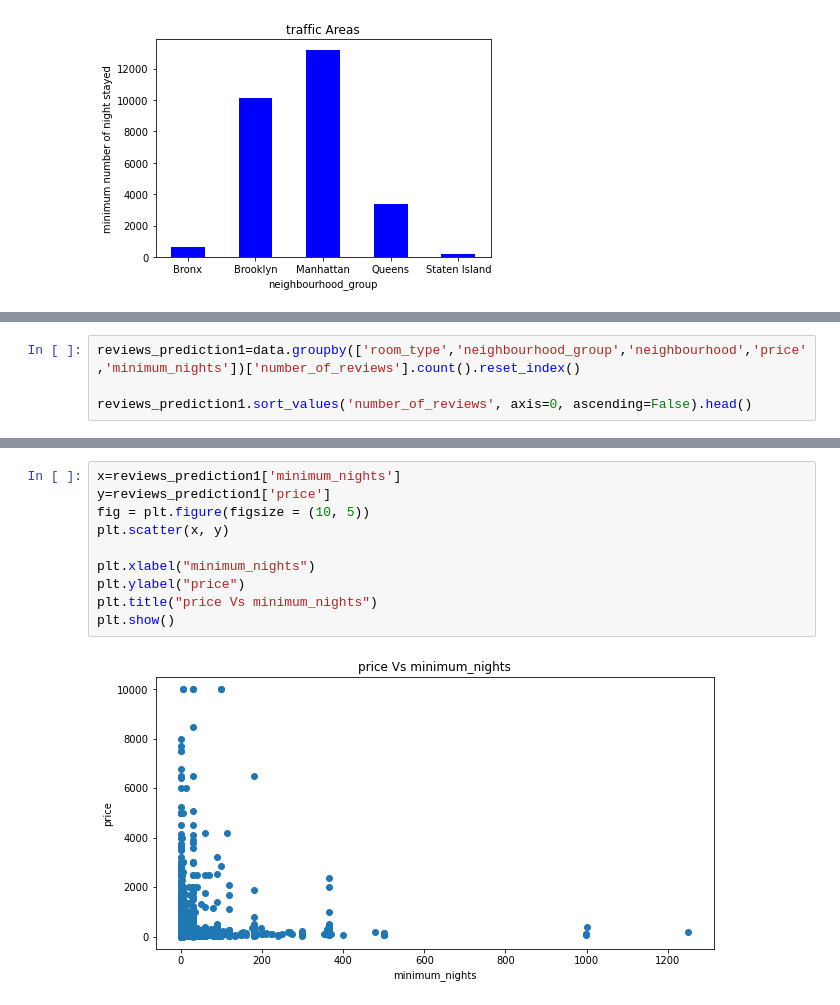
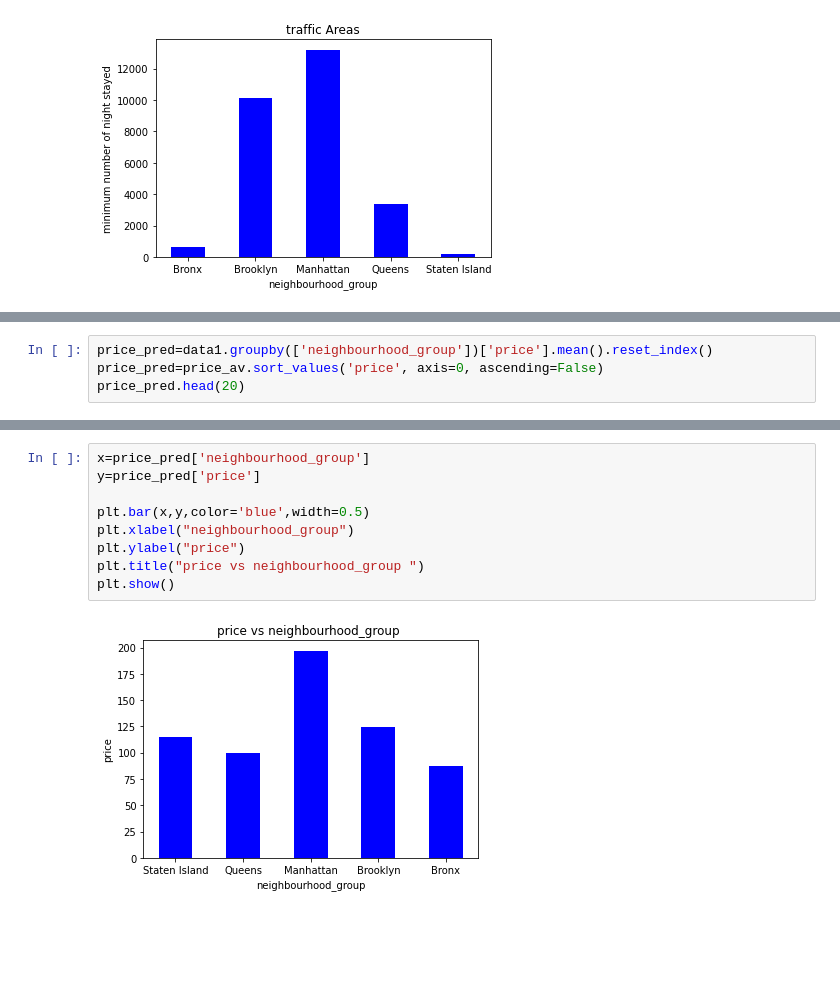
Before and after one commit to iamnaveenk/EDA_project_Airbnb, a Jupyter notebook: EDA_project_airbnb.ipynb, the cells around one changed output, grey strips where cells are left out. Saved outputs shown, nothing was run; the diff lists cells and outputs as text; blank space fills up the shorter version.

```diff
--- a/EDA_project_airbnb.ipynb
+++ b/EDA_project_airbnb.ipynb
@@ -371,6 +604,6 @@ Index(['id', 'name', 'host_id', 'host_name', 'neighbourhood_group',
       dtype='object')
 # %%
-reviews_prediction1=data.groupby(['room_type','neighbourhood_group','neighbourhood','price','minimum_nights'])['number_of_reviews'].count().reset_index()
-
-reviews_prediction1.sort_values('number_of_reviews', axis=0, ascending=False).head()
+price_pred=data1.groupby(['neighbourhood_group'])['price'].mean().reset_index()
+price_pred=price_av.sort_values('price', axis=0, ascending=False)
+price_pred.head(20)
 # %% [output]
@@ -395,12 +616,11 @@ plt.show()
 # %%
-x=reviews_prediction1['minimum_nights']
-y=reviews_prediction1['price']
-fig = plt.figure(figsize = (10, 5))
-plt.scatter(x, y)
+x=price_pred['neighbourhood_group']
+y=price_pred['price']
 
-plt.xlabel("minimum_nights")
+plt.bar(x,y,color='blue',width=0.5)
+plt.xlabel("neighbourhood_group")
 plt.ylabel("price")
-plt.title("price Vs minimum_nights")
+plt.title("price vs neighbourhood_group ")
 plt.show()
 # %% [output]
-[figure, old version]
+[figure, new version]
```
Also changed, not shown: parts of 58 cells of this notebook.
